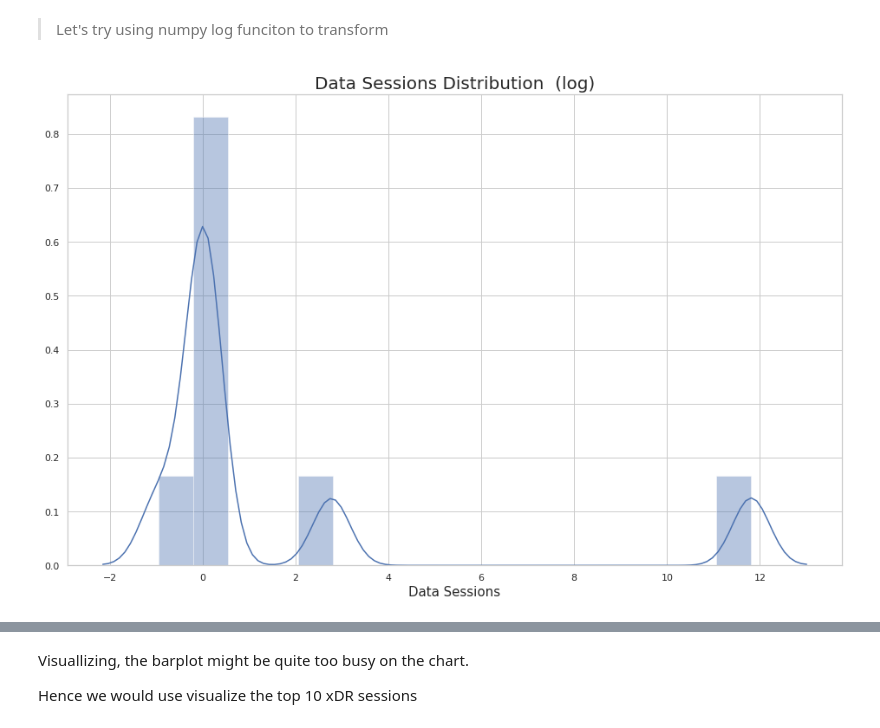
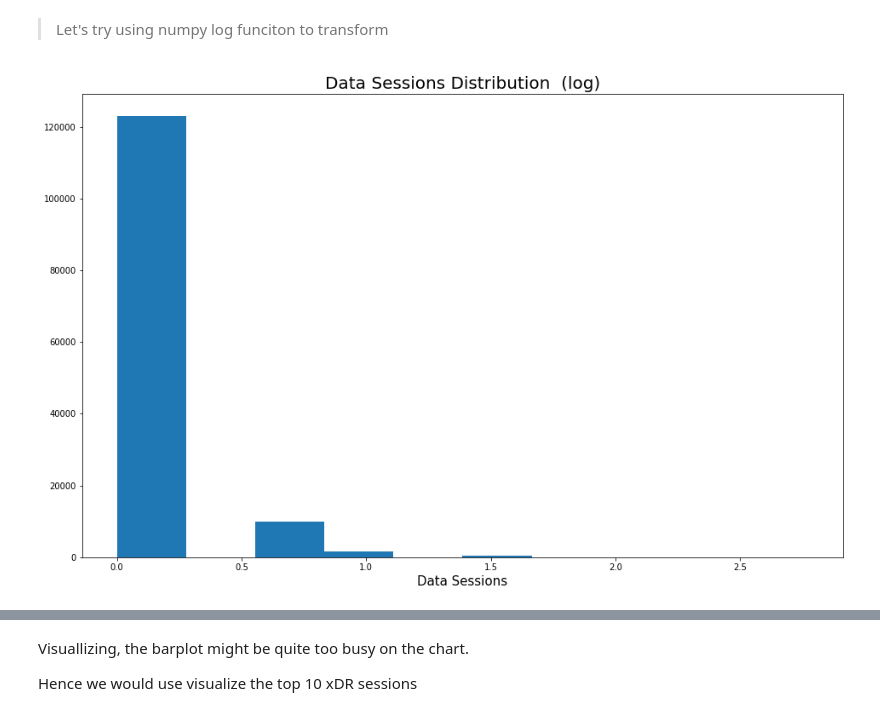
Before and after one commit to Patrick5455/tellco_user_analytics, a Jupyter notebook: analyis/user_overview.ipynb, the cells around one changed output, grey strips where cells are left out. Drawn from its saved outputs; the diff is of its cells as text; code cells hidden in the pictures.

```diff
--- a/analyis/user_overview.ipynb
+++ b/analyis/user_overview.ipynb
@@ -759,9 +755,11 @@ xDR_stats_log = np.log(xDR_stats.value)
+# %%
+xDR_sessions_log = np.log(all_xDR_sessions['count'])
 # %%
 plt.subplots(figsize=(16, 10))
-sns.distplot((xDR_stats_log), hist=True)
+plt.hist((xDR_sessions_log))
 plt.title('Data Sessions Distribution  (log)', fontsize=20)
 plt.xlabel('Data Sessions', fontsize=15)
 plt.savefig('visuals/xDRdist.png', format='png')
 plt.show()
 # %% [output]
-[figure, old version]
+[figure, new version]
```
Also changed, not shown: parts of 68 cells of this notebook, 6 other files.
